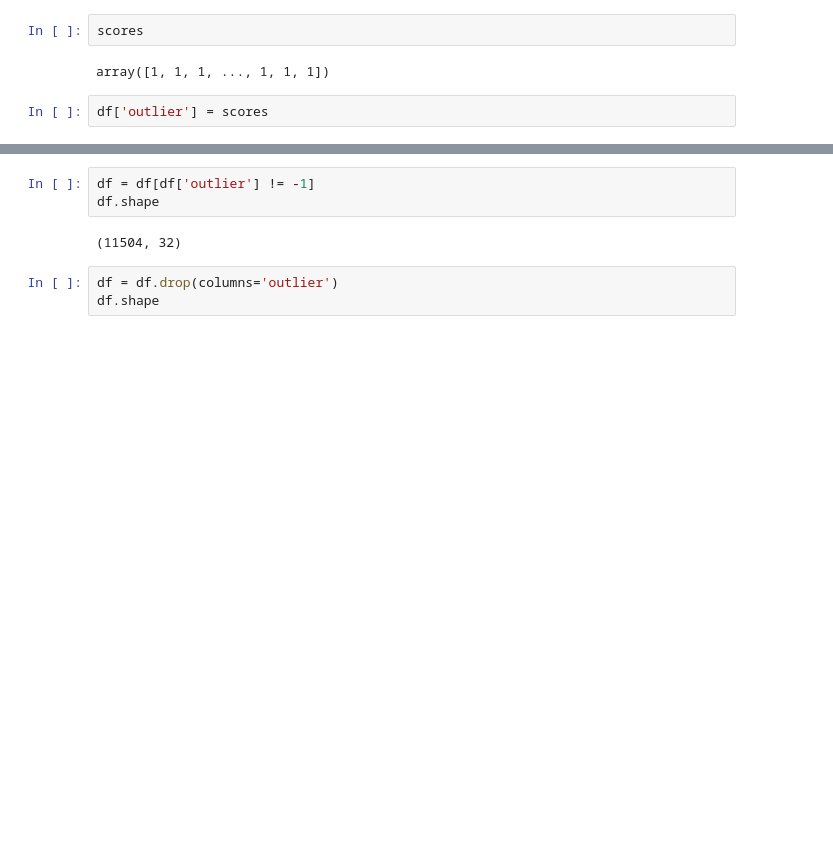
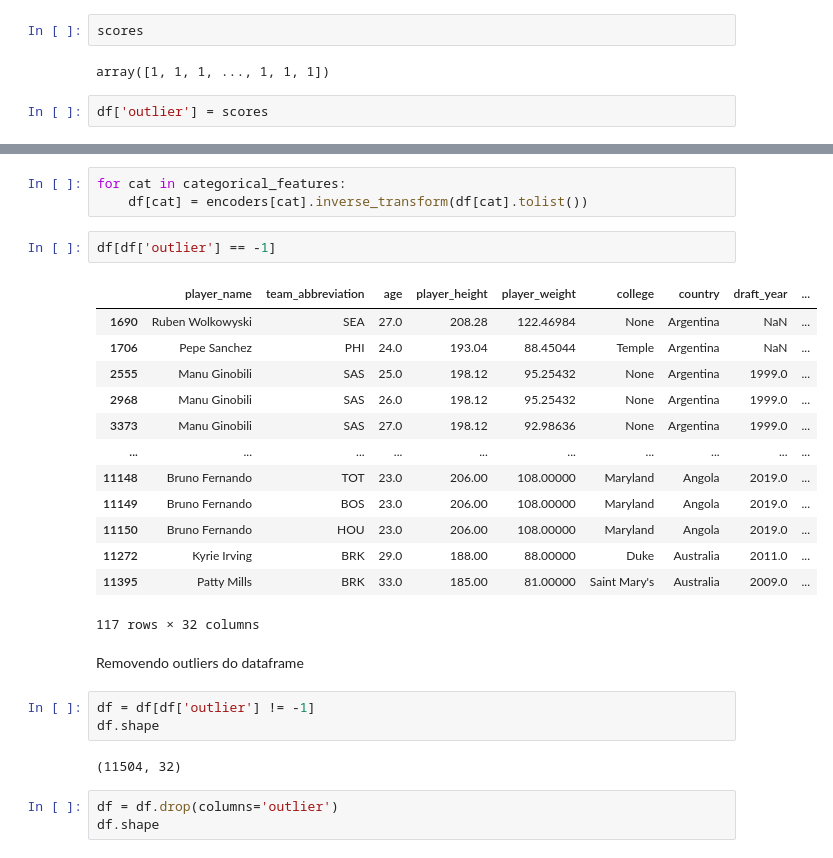
Before and after one commit to tta13/NBA-data-analysis, a Jupyter notebook: code.ipynb, the cells around one changed output, grey strips where cells are left out. Drawn from its saved outputs; the diff is of its cells as text; blank space fills up the shorter version.

```diff
--- a/code.ipynb
+++ b/code.ipynb
@@ -1802,3 +1812,24 @@ df[df['outlier'] == -1]
+# %%
+for cat in categorical_features:
+    df[cat] = encoders[cat].inverse_transform(df[cat].tolist())
+# %%
+df[df['outlier'] == -1]
+# %% [output]
+|  | player_name | team_abbreviation | age | player_height | player_weight | college | country | draft_year | ... |
+| 1690 | Ruben Wolkowyski | SEA | 27.0 | 208.28 | 122.46984 | None | Argentina | NaN | ... |
+| 1706 | Pepe Sanchez | PHI | 24.0 | 193.04 | 88.45044 | Temple | Argentina | NaN | ... |
+| 2555 | Manu Ginobili | SAS | 25.0 | 198.12 | 95.25432 | None | Argentina | 1999.0 | ... |
+| 2968 | Manu Ginobili | SAS | 26.0 | 198.12 | 95.25432 | None | Argentina | 1999.0 | ... |
+| 3373 | Manu Ginobili | SAS | 27.0 | 198.12 | 92.98636 | None | Argentina | 1999.0 | ... |
+| ... | ... | ... | ... | ... | ... | ... | ... | ... | ... |
+| 11148 | Bruno Fernando | TOT | 23.0 | 206.00 | 108.00000 | Maryland | Angola | 2019.0 | ... |
+| 11149 | Bruno Fernando | BOS | 23.0 | 206.00 | 108.00000 | Maryland | Angola | 2019.0 | ... |
+| 11150 | Bruno Fernando | HOU | 23.0 | 206.00 | 108.00000 | Maryland | Angola | 2019.0 | ... |
+| 11272 | Kyrie Irving | BRK | 29.0 | 188.00 | 88.00000 | Duke | Australia | 2011.0 | ... |
+| 11395 | Patty Mills | BRK | 33.0 | 185.00 | 81.00000 | Saint Mary's | Australia | 2009.0 | ... |
+117 rows × 32 columns
+# %% [markdown]
+Removendo outliers do dataframe
 # %%
 df = df[df['outlier'] != -1]
 df.shape
```
Also changed, not shown: parts of 15 cells of this notebook.
